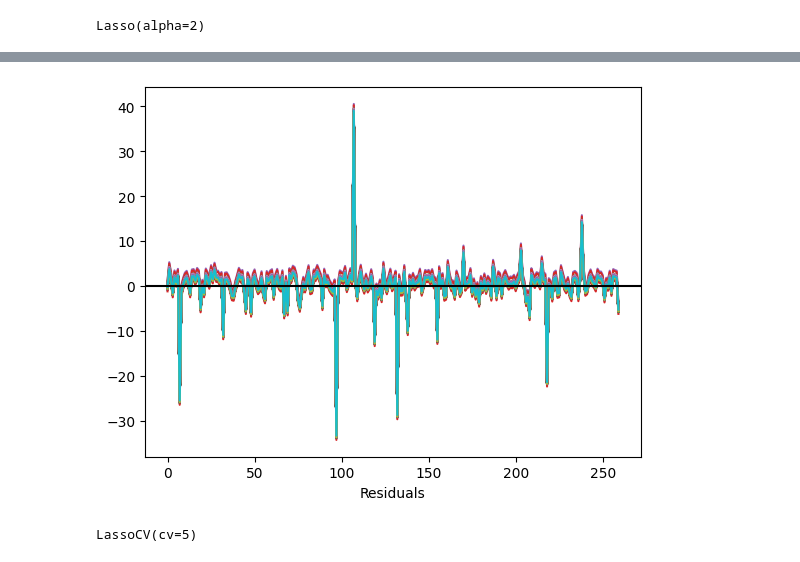
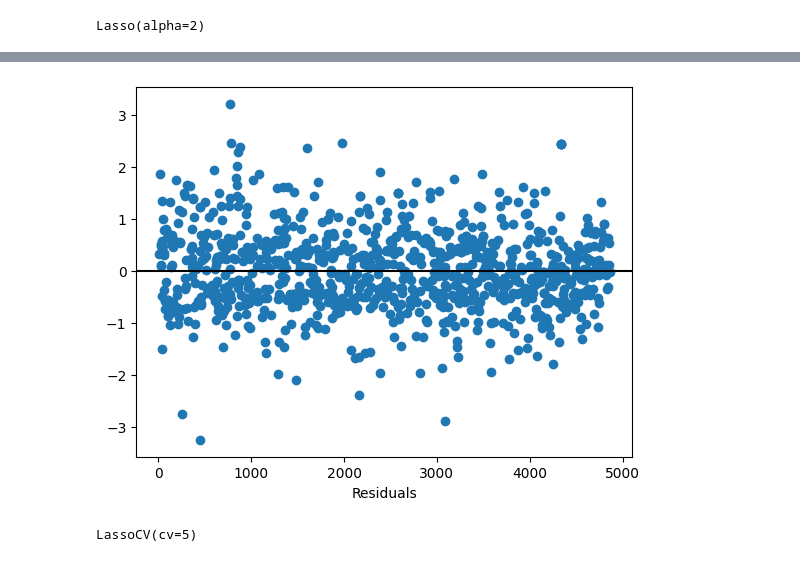
Before and after one commit to DrStephPowers/BIA, a Jupyter notebook: Ch10_Regression.ipynb, the cells around one changed output, grey strips where cells are left out. Cells and saved outputs as stored; diff of their text form; code cells hidden in the pictures.

```diff
--- a/Ch10_Regression.ipynb
+++ b/Ch10_Regression.ipynb
@@ -356,0 +541,2 @@ Notes:
+# %%
+wine2 = wine.drop(columns ="quality")
@@ -361,8 +558,10 @@ from sklearn.linear_model import Ridge
 # %%
 from sklearn.metrics import mean_squared_error
 from sklearn.metrics import r2_score
+# %%
+x_train, x_test, y_train, y_test = train_test_split(wine2, wine["quality"], test_size=0.2)
 # %%
-ridge = Ridge(alpha=2)
+ridge = Ridge(alpha=20)
 # %%
 ridge.fit(x_train, y_train)
 # %% [output]
@@ -469,12 +679,12 @@ lasso.score(x_test, y_test)
 # %%
-error = np.subtract(y_pred, y_test)
+error = np.subtract(y_test, y_pred)
 # %%
-plt.plot(error)
+plt.plot(error, marker="o", linestyle="None")
 plt.xlabel('Residuals')
 plt.axhline(y=0, color='black', linestyle='-')
 plt.show()
 # %% [output]
-[figure, old version]
+[figure, new version]
 # %%
 from sklearn.linear_model import LassoCV
 # %%
```
Also changed, not shown: parts of 100 cells of this notebook.
